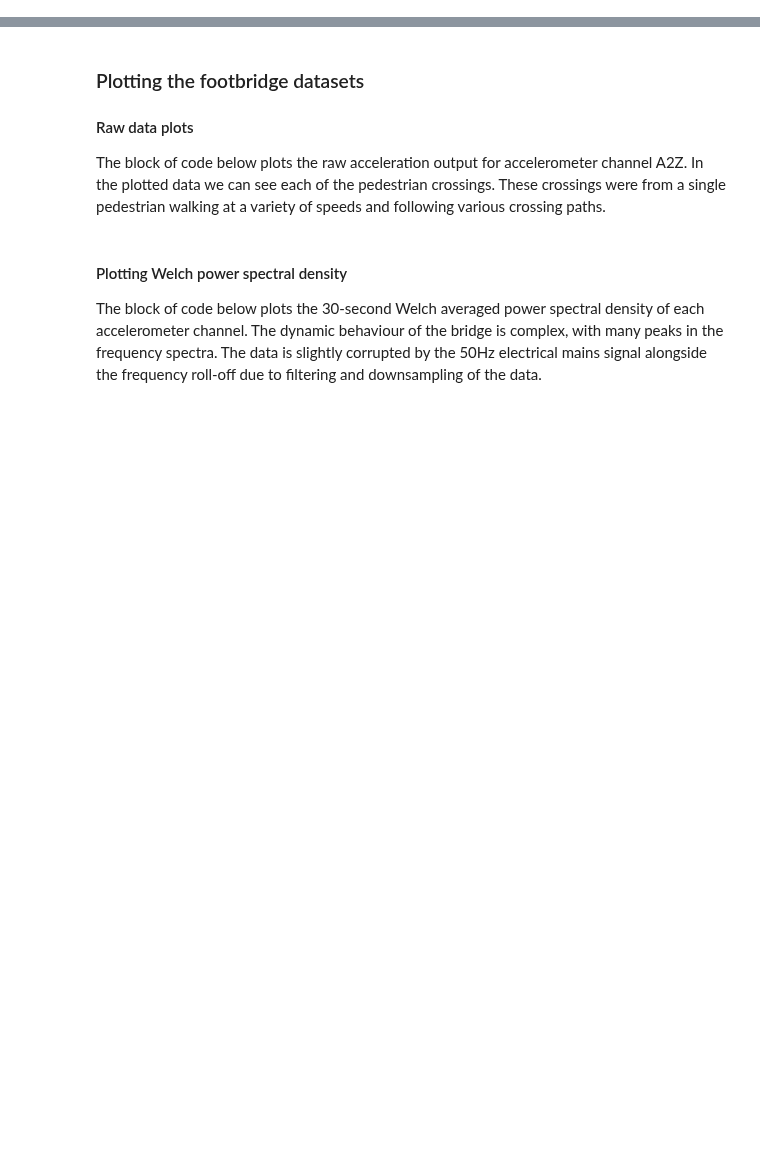
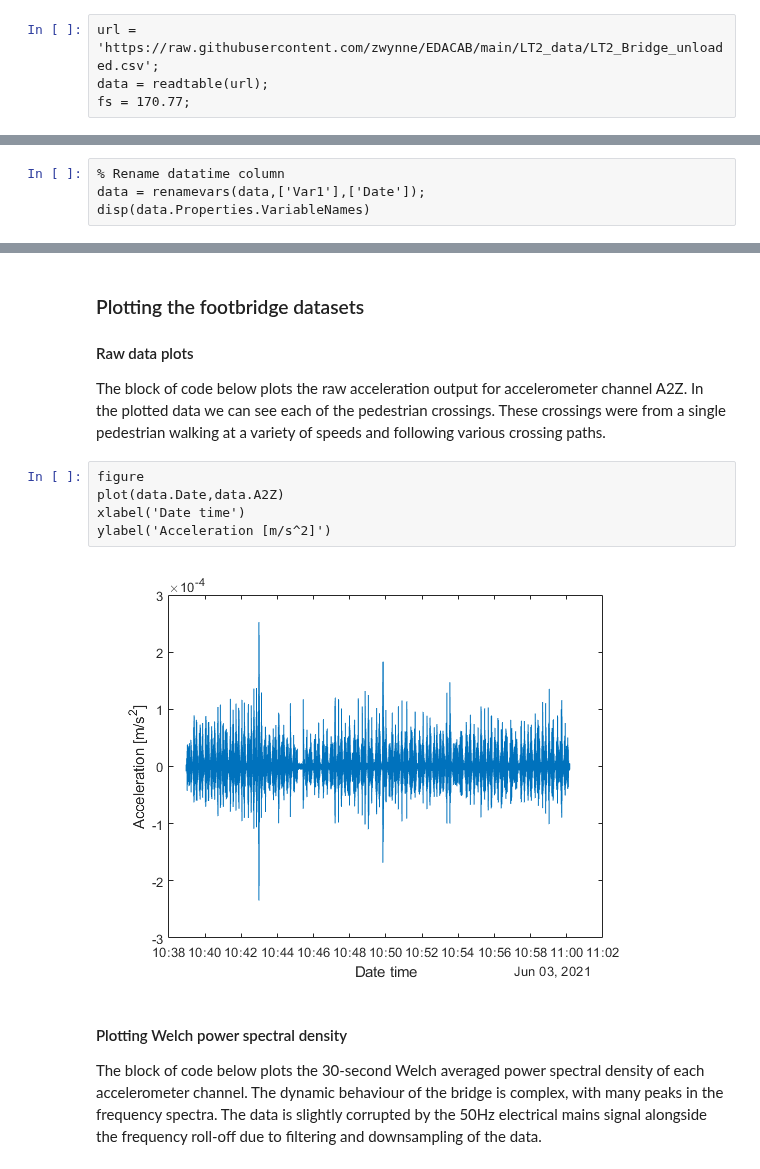
Before and after one commit to zwynne/EDACAB, a Jupyter notebook: DeepNote_MATLAB_templates/EDACAB_MATLAB_LT2_static_notebook_template.ipynb, the cells around one changed output, grey strips where cells are left out. Drawn from its saved outputs; the diff is of its cells as text; blank space fills up the shorter version.

```diff
--- a/DeepNote_MATLAB_templates/EDACAB_MATLAB_LT2_static_notebook_template.ipynb
+++ b/DeepNote_MATLAB_templates/EDACAB_MATLAB_LT2_static_notebook_template.ipynb
@@ -101,6 +101,14 @@ legend('Example function output data')
 ## Accessing the LT2 footbridge datasets
 
 The block of code below downloads the data for the period where the bridge was loaded by a single pedestrian. The data is hosted on GitHub and can be accessed via the URL shown below.
+# %%
+url = 'https://raw.githubusercontent.com/zwynne/EDACAB/main/LT2_data/LT2_Bridge_unloaded.csv';
+data = readtable(url);
+fs = 170.77;
 # %% [markdown]
 ### Exploring the footbridge datasets
 The data is organized with each column of the dataframe being the output from an accelerometer channel. The names of the accelerometer channels are shown below. The first two values of each accelerometer channel name correspond to the accelerometer location plotted in the previous section. The last value of the accelerometer channel name is the direction of movement: Z corresponds to vertical acceleration responses, X corresponds to transverse acceleration responses.
+# %%
+% Rename datatime column
+data = renamevars(data,['Var1'],['Date']);
+disp(data.Properties.VariableNames)
@@ -108,6 +120,13 @@ The data is organized with each column of the dataframe being the output from an
 ### Plotting the footbridge datasets
 #### Raw data plots
 The block of code below plots the raw acceleration output for accelerometer channel A2Z. In the plotted data we can see each of the pedestrian crossings. These crossings were from a single pedestrian walking at a variety of speeds and following various crossing paths.
+# %%
+figure
+plot(data.Date,data.A2Z)
+xlabel('Date time')
+ylabel('Acceleration [m/s^2]')
+# %% [output]
+[figure, added]
 # %% [markdown]
 #### Plotting Welch power spectral density
 The block of code below plots the 30-second Welch averaged power spectral density of each accelerometer channel. The dynamic behaviour of the bridge is complex, with many peaks in the frequency spectra. The data is slightly corrupted by the 50Hz electrical mains signal alongside the frequency roll-off due to filtering and downsampling of the data.
```
Also changed, not shown: parts of 4 cells of this notebook.
